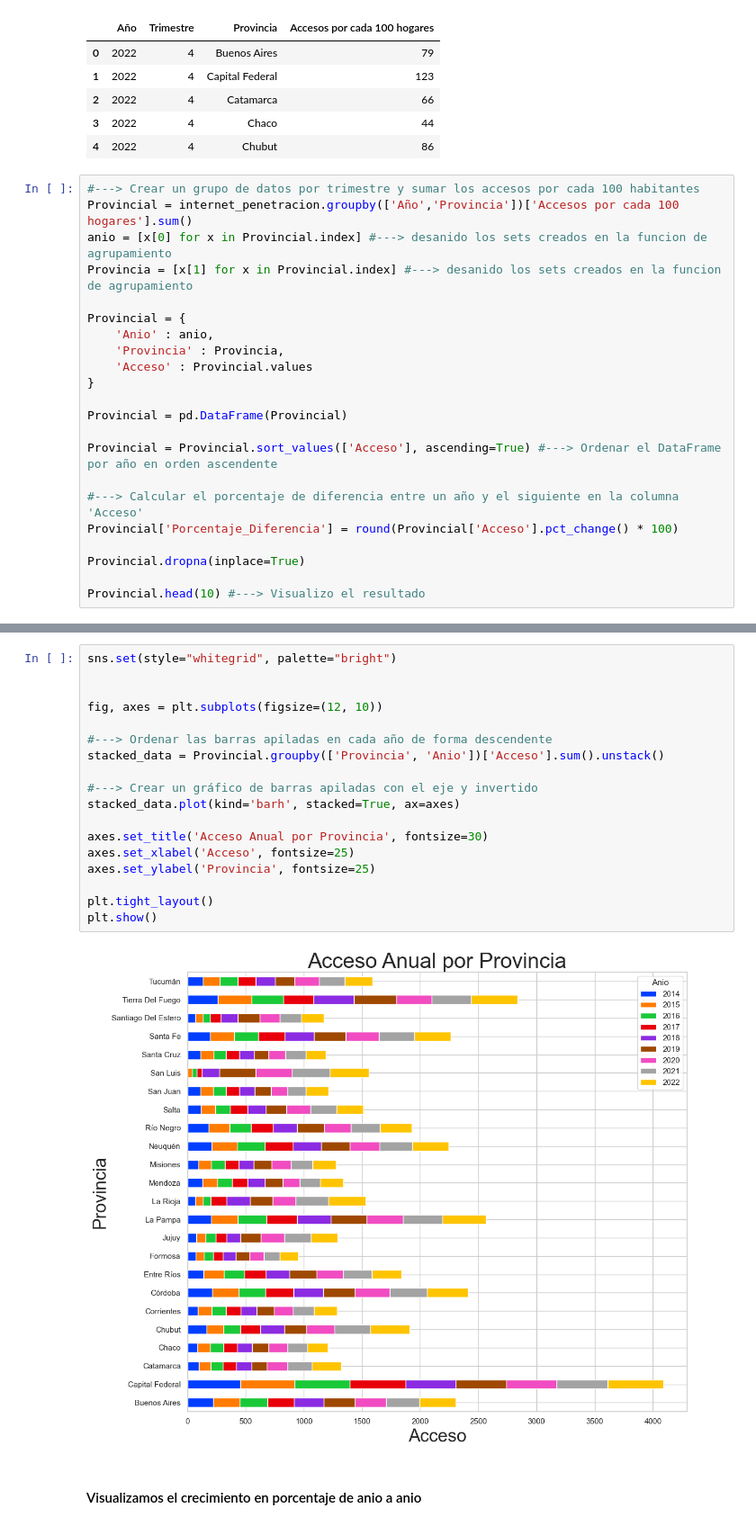
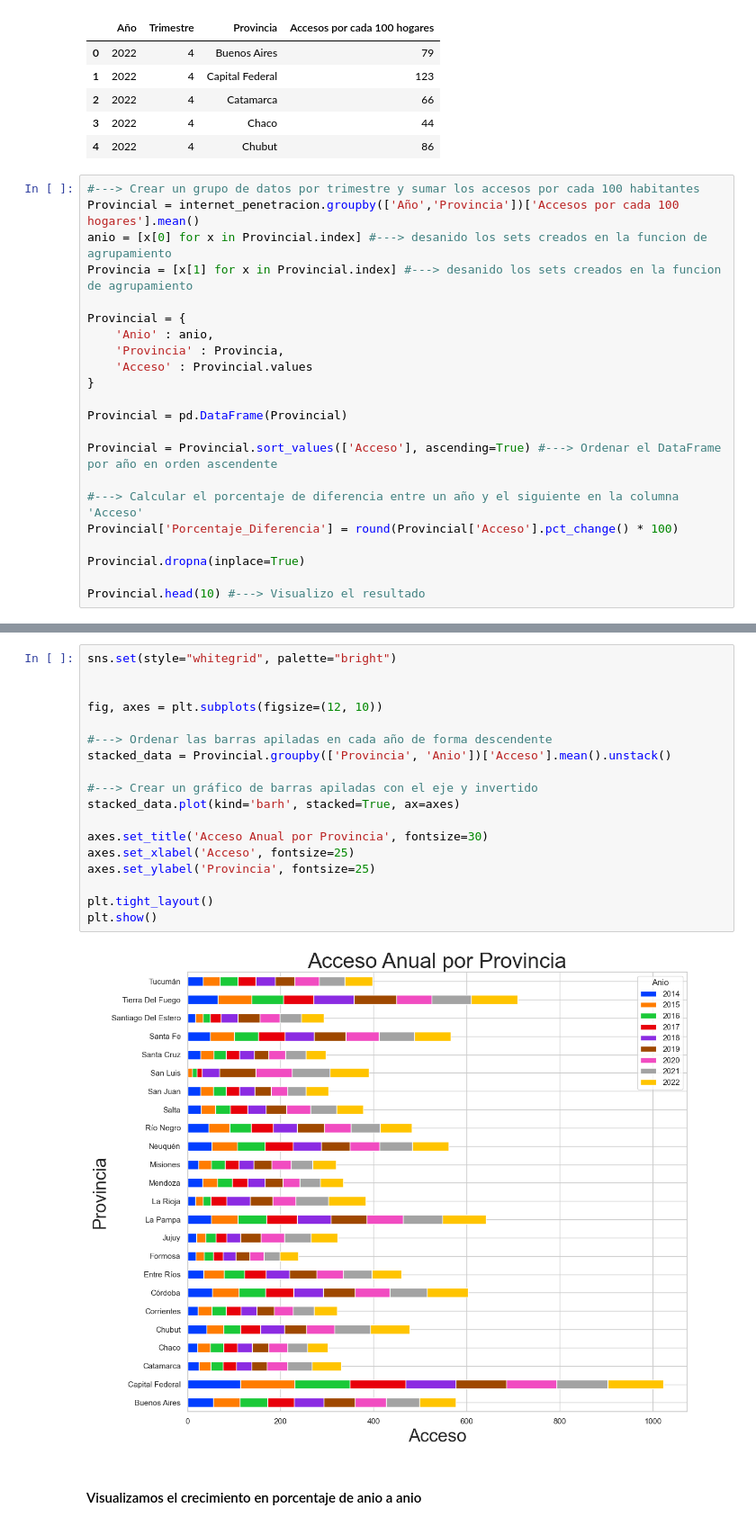
Before and after one commit to jonathancastillo185/Proyecto-2, a Jupyter notebook: ETL/EDA.ipynb, the cells around one changed output, grey strips where cells are left out. Shown at 90% size. Saved outputs shown, nothing was run; the diff lists cells and outputs as text.

```diff
--- a/ETL/EDA.ipynb
+++ b/ETL/EDA.ipynb
@@ -203,7 +203,7 @@ internet_penetracion.head() #---> Volvemos a visualizar el dataframe con el que
 | 4 | 2022 | 4 | Chubut | 86 |
 # %%
 #---> Crear un grupo de datos por trimestre y sumar los accesos por cada 100 habitantes
-Provincial = internet_penetracion.groupby(['Año','Provincia'])['Accesos por cada 100 hogares'].sum()
+Provincial = internet_penetracion.groupby(['Año','Provincia'])['Accesos por cada 100 hogares'].mean()
 anio = [x[0] for x in Provincial.index] #---> desanido los sets creados en la funcion de agrupamiento
 Provincia = [x[1] for x in Provincial.index] #---> desanido los sets creados en la funcion de agrupamiento
 
@@ -238,23 +238,23 @@ Provincial.head(10) #---> Visualizo el resultado
 # %%
 sns.set(style="whitegrid", palette="bright")
 
 
 fig, axes = plt.subplots(figsize=(12, 10))
 
 #---> Ordenar las barras apiladas en cada año de forma descendente
-stacked_data = Provincial.groupby(['Provincia', 'Anio'])['Acceso'].sum().unstack()
+stacked_data = Provincial.groupby(['Provincia', 'Anio'])['Acceso'].mean().unstack()
 
 #---> Crear un gráfico de barras apiladas con el eje y invertido
 stacked_data.plot(kind='barh', stacked=True, ax=axes)
 
 axes.set_title('Acceso Anual por Provincia', fontsize=30)
 axes.set_xlabel('Acceso', fontsize=25)
 axes.set_ylabel('Provincia', fontsize=25)
 
 plt.tight_layout()
 plt.show()
 # %% [output]
-[figure, old version]
+[figure, new version]
 # %% [markdown]
 #### Visualizamos el crecimiento en porcentaje de anio a anio
 # %%
```
Also changed, not shown: parts of 23 cells of this notebook, 1 other file.
